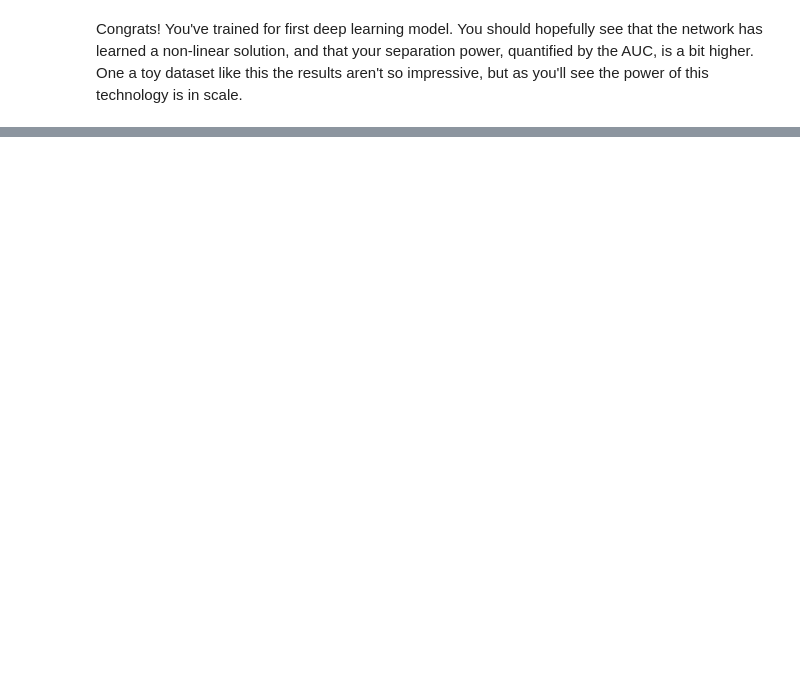
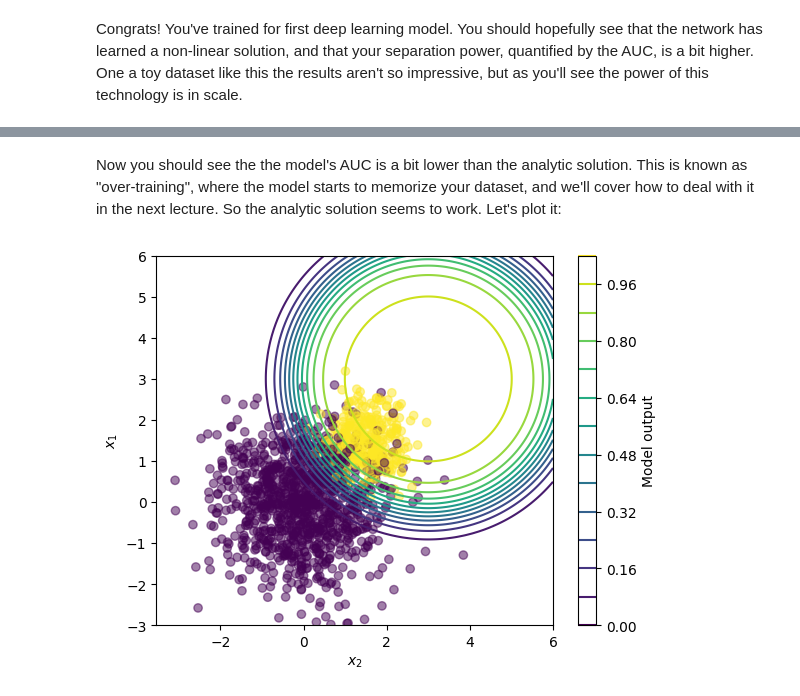
Before and after one commit to mohummudh/2025-lbnl, a Jupyter notebook: sessions/day1/intro_ml_tutorial_part1.ipynb, the cells around one changed output, grey strips where cells are left out. Saved outputs shown, nothing was run; the diff lists cells and outputs as text; code cells hidden in the pictures; blank space fills up the shorter version.

```diff
--- a/sessions/day1/intro_ml_tutorial_part1.ipynb
+++ b/sessions/day1/intro_ml_tutorial_part1.ipynb
@@ -596,0 +687,26 @@ One a toy dataset like this the results aren't so impressive, but as you'll see
+# %% [markdown]
+Now you should see the the model's AUC is a bit lower than the analytic solution.
+This is known as "over-training", where the model starts to memorize your dataset, and we'll cover how to deal with it in the next lecture.
+So the analytic solution seems to work.
+Let's plot it:
+# %%
+# Plot the analytic solution, in an expanded range to see the full shape
+x1 = np.linspace(-3, 6, 200)
+x2 = np.linspace(-3, 6, 200)
+
+X1, X2 = np.meshgrid(x1, x2)
+
+X = np.vstack([X1.flatten(), X2.flatten()]).T
+
+X = torch.tensor(X, dtype=torch.float32)
+Y = analytic_solution(X).detach().numpy()
+
+ctr = plt.contour(X1, X2, Y.reshape(200, 200), levels=15, cmap='viridis')
+sc = plt.scatter(input_x[:, 0], input_x[:, 1], c=input_y.flatten(), cmap='viridis', alpha=0.5)
+cbar = plt.colorbar(ctr)
+cbar.set_label('Model output')
+plt.ylabel(r"$x_1$")
+plt.xlabel(r"$x_2$")
+plt.show()
+# %% [output]
+[figure, added]
```
Also changed, not shown: parts of 26 cells of this notebook.
